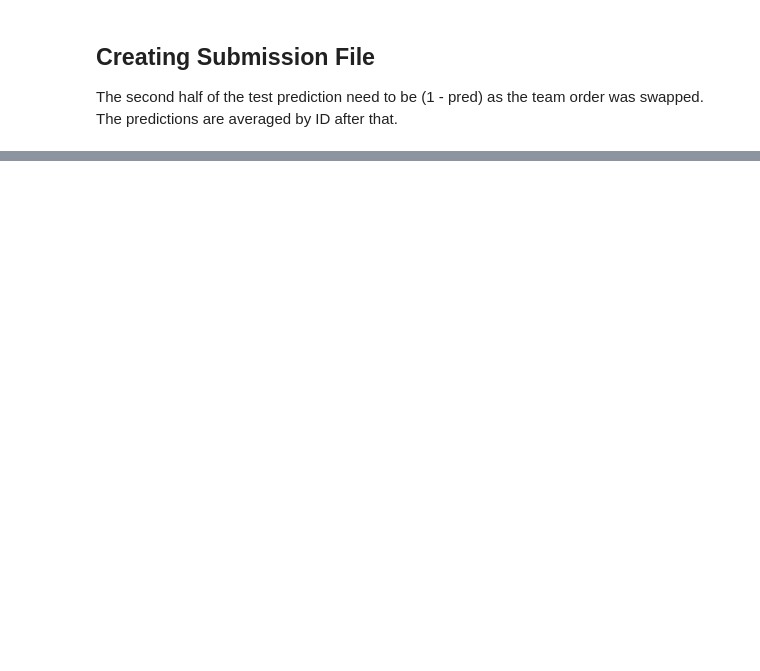
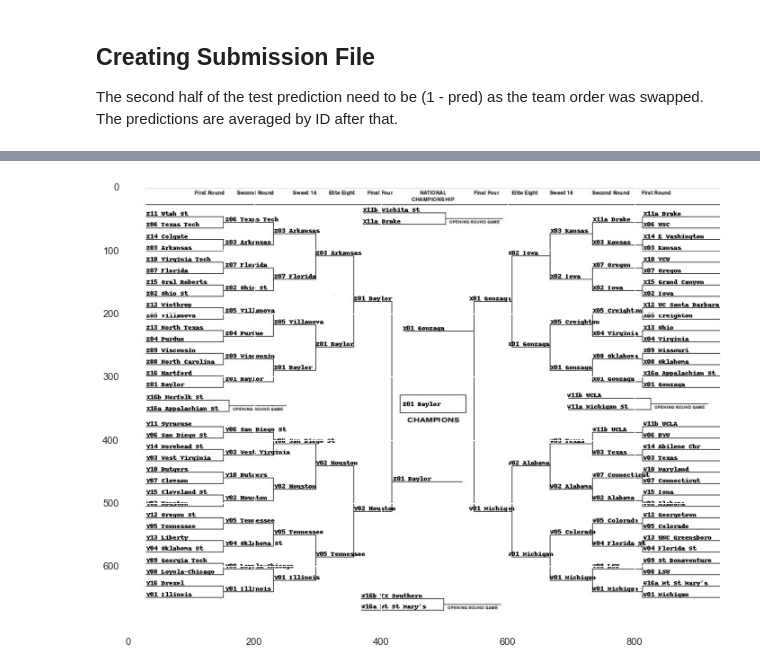
Before and after one commit to akhoch34/march_madness, a Jupyter notebook: notebooks/2022_xgb/ncaam-2022-xgb.ipynb, the cells around one changed output, grey strips where cells are left out. Drawn from its saved outputs; the diff is of its cells as text; code cells hidden in the pictures; blank space fills up the shorter version.

```diff
--- a/notebooks/2022_xgb/ncaam-2022-xgb.ipynb
+++ b/notebooks/2022_xgb/ncaam-2022-xgb.ipynb
@@ -7,8 +7,8 @@ import matplotlib.pyplot as plt
 %matplotlib inline
 import seaborn as sns; sns.set()
 
-YEAR = '2021'
-DATA_DIR = '../../data/' + YEAR
+YEAR = 2021
+DATA_DIR = f'../../data/{YEAR}'
 
 STAGE_1 = False # This needs to be False when it's stage 2
 # %% [markdown]
@@ -433,18 +448,20 @@ sub.head()
 # %%
 import sys
 import os
 folder_name = "march_madness"
 BASE_DIR = os.path.abspath(".").split(folder_name)[0]+folder_name
 #DATA_ROOT = os.path.join(BASE_DIR, "data")
 sys.path.insert(0, BASE_DIR)
 
 from generate_bracket import build_bracket
 
 b = build_bracket(
-    teamsPath="../../data/2022/MTeams.csv",
-    seedsPath="../../data/2022/MNCAATourneySeeds.csv",
-    slotsPath="../../data/2022/MNCAATourneySlots.csv",
+    teamsPath=f"{DATA_DIR}/MTeams.csv",
+    seedsPath=f"{DATA_DIR}/MNCAATourneySeeds.csv",
+    slotsPath=f"{DATA_DIR}/MNCAATourneySlots.csv",
     submissionPath="submission.csv",
     emptyBracketPath="../../empty_bracket/empty.jpg",
-    year=YEAR
+    year=int(YEAR)
 )
+# %% [output]
+[figure, added]
```
Also changed, not shown: parts of 3 cells of this notebook, 6 other files.
